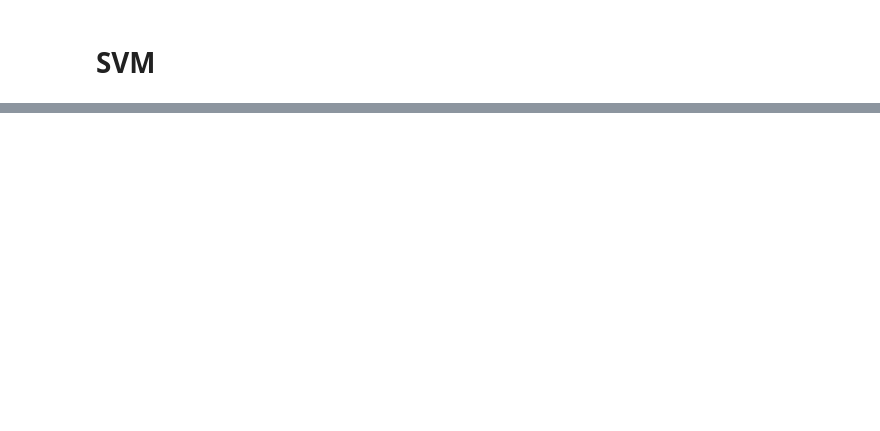
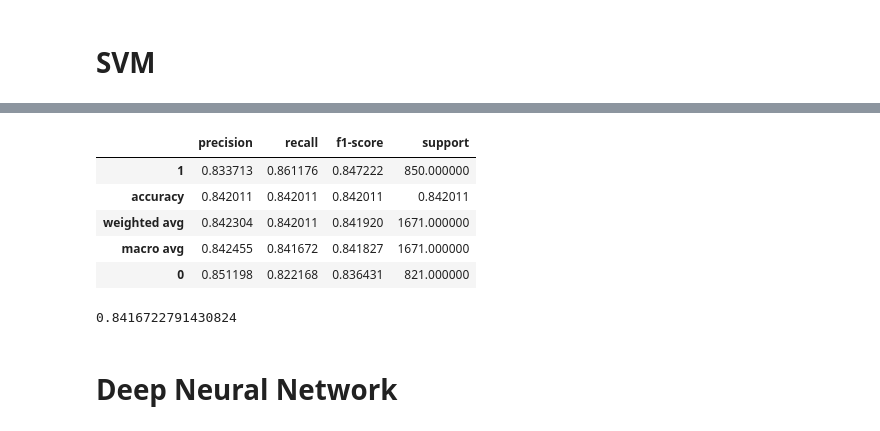
Before and after one commit to saurabhshinkar/CRP, a Jupyter notebook: Cardiovascular_Risk_prediction_Saurabh_Shinkar.ipynb, the cells around one changed output, grey strips where cells are left out. Drawn from its saved outputs; the diff is of its cells as text; code cells hidden in the pictures; blank space fills up the shorter version.

```diff
--- a/Cardiovascular_Risk_prediction_Saurabh_Shinkar.ipynb
+++ b/Cardiovascular_Risk_prediction_Saurabh_Shinkar.ipynb
@@ -877,6 +895,6 @@ accuracy_score(y_test, y_pred_test)
 # SVM
 # %%
 from sklearn.svm import SVC #Support vector classifier
-model = SVC(kernel='linear')
+model = SVC(kernel='rbf')
 model.fit(X_train,y_train)
 # %% [output]
@@ -895,0 +949,4 @@ accuracy_score(y_test, y_pred_test)
+# %%
+# Predicting the results
+y_pred_train =svm_h.predict(X_train)
+y_pred_test =svm_h.predict(X_test)
@@ -895,0 +982,22 @@ accuracy_score(y_test, y_pred_test)
+# %%
+def get_classification_report(y_test, y_pred):
+    from sklearn import metrics
+    report = metrics.classification_report(y_test, y_pred, output_dict=True)
+    df_classification_report = pd.DataFrame(report).transpose()
+    df_classification_report = df_classification_report.sort_values(by=['f1-score'], ascending=False)
+    return df_classification_report
+# %%
+get_classification_report(y_test, y_pred_test)
+# %% [output]
+|  | precision | recall | f1-score | support |
+| 1 | 0.833713 | 0.861176 | 0.847222 | 850.000000 |
+| accuracy | 0.842011 | 0.842011 | 0.842011 | 0.842011 |
+| weighted avg | 0.842304 | 0.842011 | 0.841920 | 1671.000000 |
+| macro avg | 0.842455 | 0.841672 | 0.841827 | 1671.000000 |
+| 0 | 0.851198 | 0.822168 | 0.836431 | 821.000000 |
+# %%
+roc_auc_score(y_test, y_pred_test)
+# %% [output]
+0.8416722791430824
+# %% [markdown]
+# Deep Neural Network
```
Also changed, not shown: parts of 54 cells of this notebook.
